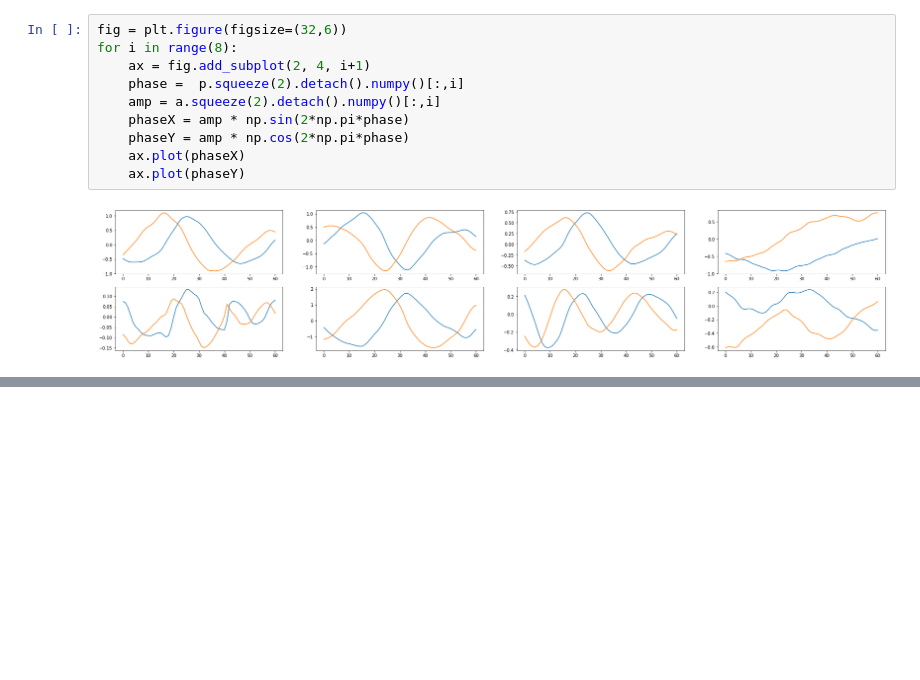
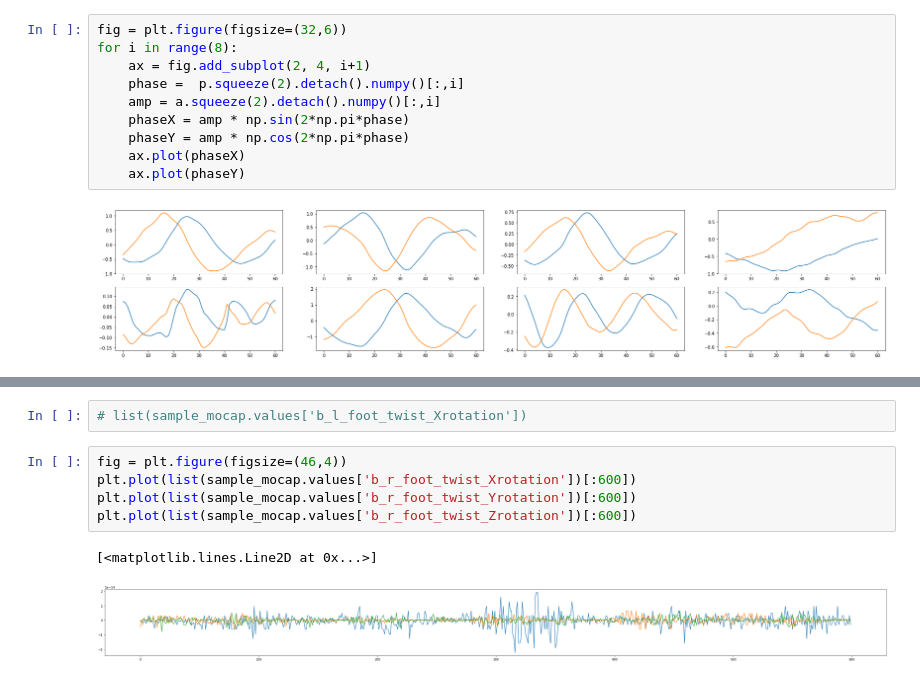
Before and after one commit to FineMotion/GENEA_2023, a Jupyter notebook: PAE.ipynb, the cells around one changed output, grey strips where cells are left out. Saved outputs shown, nothing was run; the diff lists cells and outputs as text; blank space fills up the shorter version.

```diff
--- a/PAE.ipynb
+++ b/PAE.ipynb
@@ -653,0 +692,10 @@ AttributeError: 'Tensor' object has no attribute 'skeleton'
+# %%
+# list(sample_mocap.values['b_l_foot_twist_Xrotation'])
+# %%
+fig = plt.figure(figsize=(46,4))
+plt.plot(list(sample_mocap.values['b_r_foot_twist_Xrotation'])[:600])
+plt.plot(list(sample_mocap.values['b_r_foot_twist_Yrotation'])[:600])
+plt.plot(list(sample_mocap.values['b_r_foot_twist_Zrotation'])[:600])
+# %% [output]
+[<matplotlib.lines.Line2D at 0x...>]
+[figure, added]
```
Also changed, not shown: parts of 8 cells of this notebook, 2 other files.
